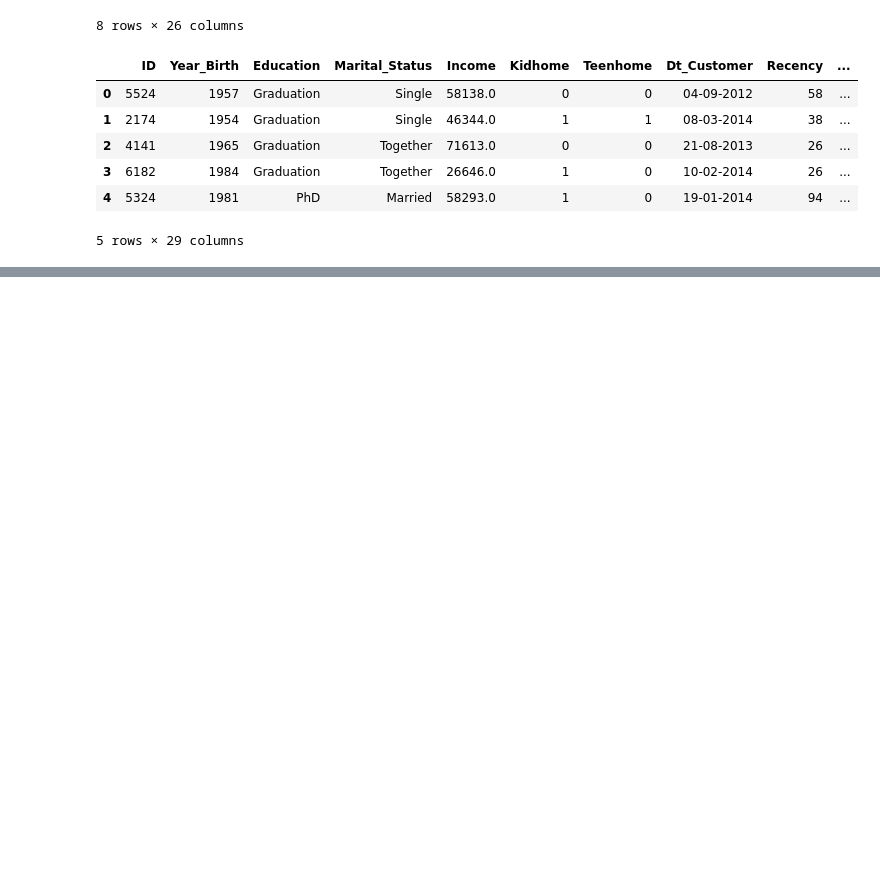
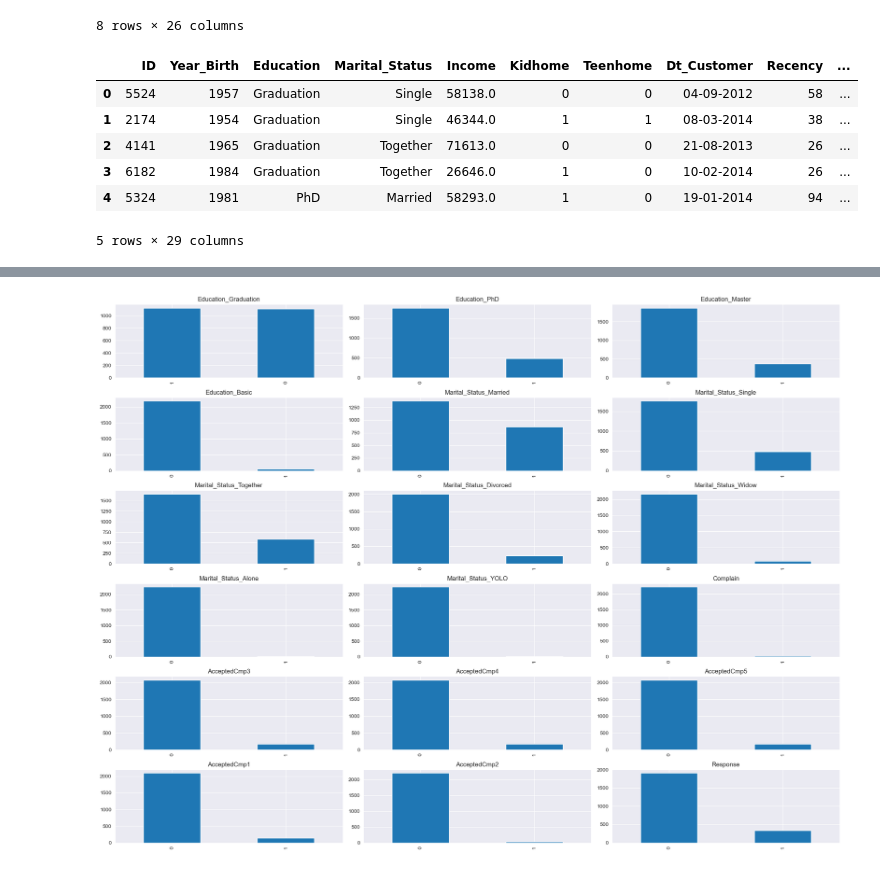
Before and after one commit to gdanylov/CSCA-5632-Final-Project, a Jupyter notebook: main.ipynb, the cells around one changed output, grey strips where cells are left out. Cells and saved outputs as stored; diff of their text form; code cells hidden in the pictures; blank space fills up the shorter version.

```diff
--- a/main.ipynb
+++ b/main.ipynb
@@ -47,0 +128,24 @@ data.head()
+# %%
+# Bar plots for categorical features
+categorical_features = ['Education_Graduation', 'Education_PhD', 'Education_Master',
+                        'Education_Basic', 'Marital_Status_Married',
+                        'Marital_Status_Single', 'Marital_Status_Together',
+                        'Marital_Status_Divorced', 'Marital_Status_Widow',
+                        'Marital_Status_Alone', 'Marital_Status_YOLO',
+                        'Complain', 'AcceptedCmp3', 'AcceptedCmp4', 'AcceptedCmp5',
+                        'AcceptedCmp1', 'AcceptedCmp2', 'Response']
+
+# Calculate the number of rows and columns for the subplots
+num_features = len(categorical_features)
+num_cols = 3
+num_rows = (num_features + num_cols - 1) // num_cols
+
+plt.figure(figsize=(20, 15))
+for i, feature in enumerate(categorical_features):
+    plt.subplot(num_rows, num_cols, i+1)
+    df[feature].value_counts().plot(kind='bar')
+    plt.title(feature)
+plt.tight_layout()
+plt.show()
+# %% [output]
+[figure, added]
```
Also changed, not shown: parts of 23 cells of this notebook.
